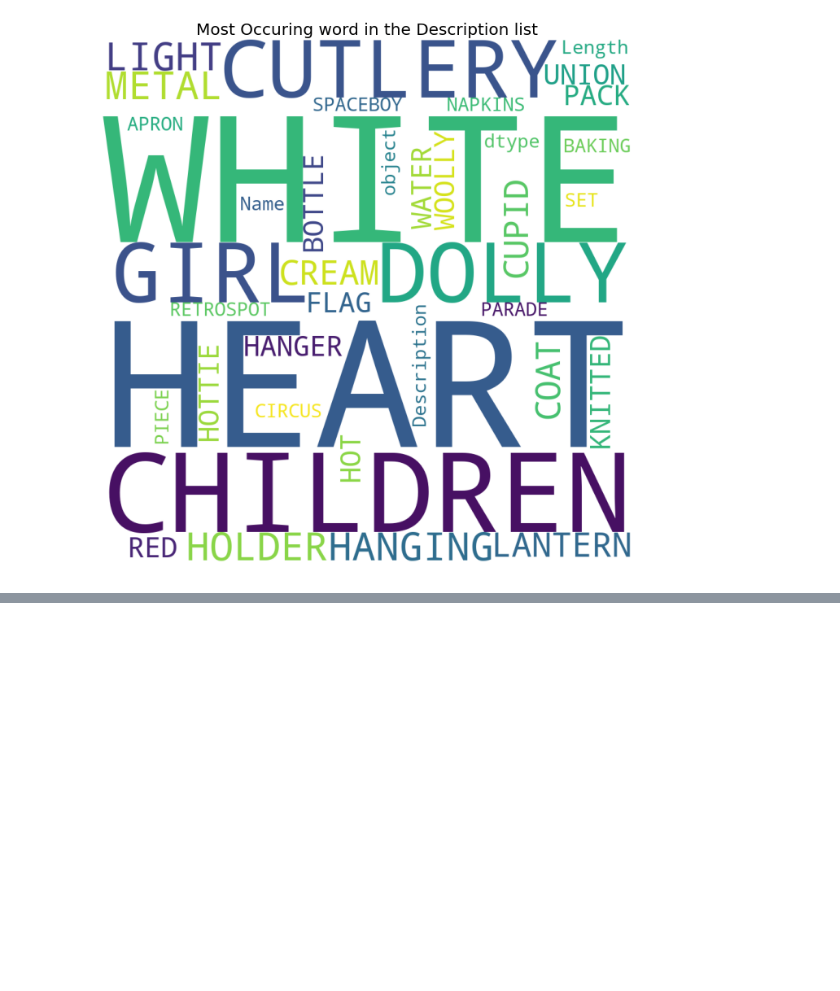
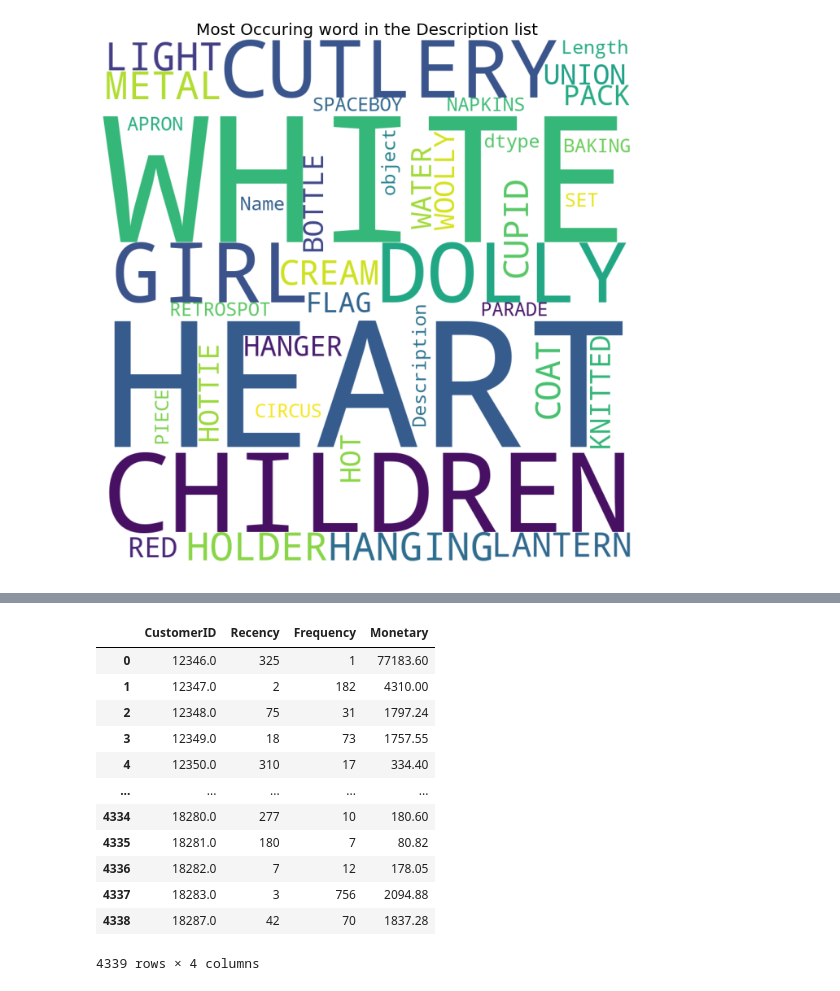
Before and after one commit to Edna-soso/DataAnalysis_Project, a Jupyter notebook: Data_Visualization.ipynb, the cells around one changed output, grey strips where cells are left out. Cells and saved outputs as stored; diff of their text form; code cells hidden in the pictures; blank space fills up the shorter version.

```diff
--- a/Data_Visualization.ipynb
+++ b/Data_Visualization.ipynb
@@ -191,0 +209,26 @@ fig.show()
+# %%
+#Tính toán các yếu tố trong mô hình RFM
+data['TotalAmount'] = data['UnitPrice']*data['Quantity']
+
+Latest_date = dt.datetime(2011,12,10)
+RFM_data = data.groupby('CustomerID').agg({'InvoiceDate' : lambda x :(Latest_date - x.max()).days,
+                                          'InvoiceNo' : 'count','TotalAmount' : 'sum'}).reset_index()
+
+RFM_data.rename(columns = {'InvoiceDate' : 'Recency',
+                          'InvoiceNo' : "Frequency",
+                          'TotalAmount' : "Monetary"},inplace = True)
+RFM_data
+# %% [output]
+|  | CustomerID | Recency | Frequency | Monetary |
+| 0 | 12346.0 | 325 | 1 | 77183.60 |
+| 1 | 12347.0 | 2 | 182 | 4310.00 |
+| 2 | 12348.0 | 75 | 31 | 1797.24 |
+| 3 | 12349.0 | 18 | 73 | 1757.55 |
+| 4 | 12350.0 | 310 | 17 | 334.40 |
+| ... | ... | ... | ... | ... |
+| 4334 | 18280.0 | 277 | 10 | 180.60 |
+| 4335 | 18281.0 | 180 | 7 | 80.82 |
+| 4336 | 18282.0 | 7 | 12 | 178.05 |
+| 4337 | 18283.0 | 3 | 756 | 2094.88 |
+| 4338 | 18287.0 | 42 | 70 | 1837.28 |
+4339 rows × 4 columns
```
Also changed, not shown: parts of 8 cells of this notebook.
